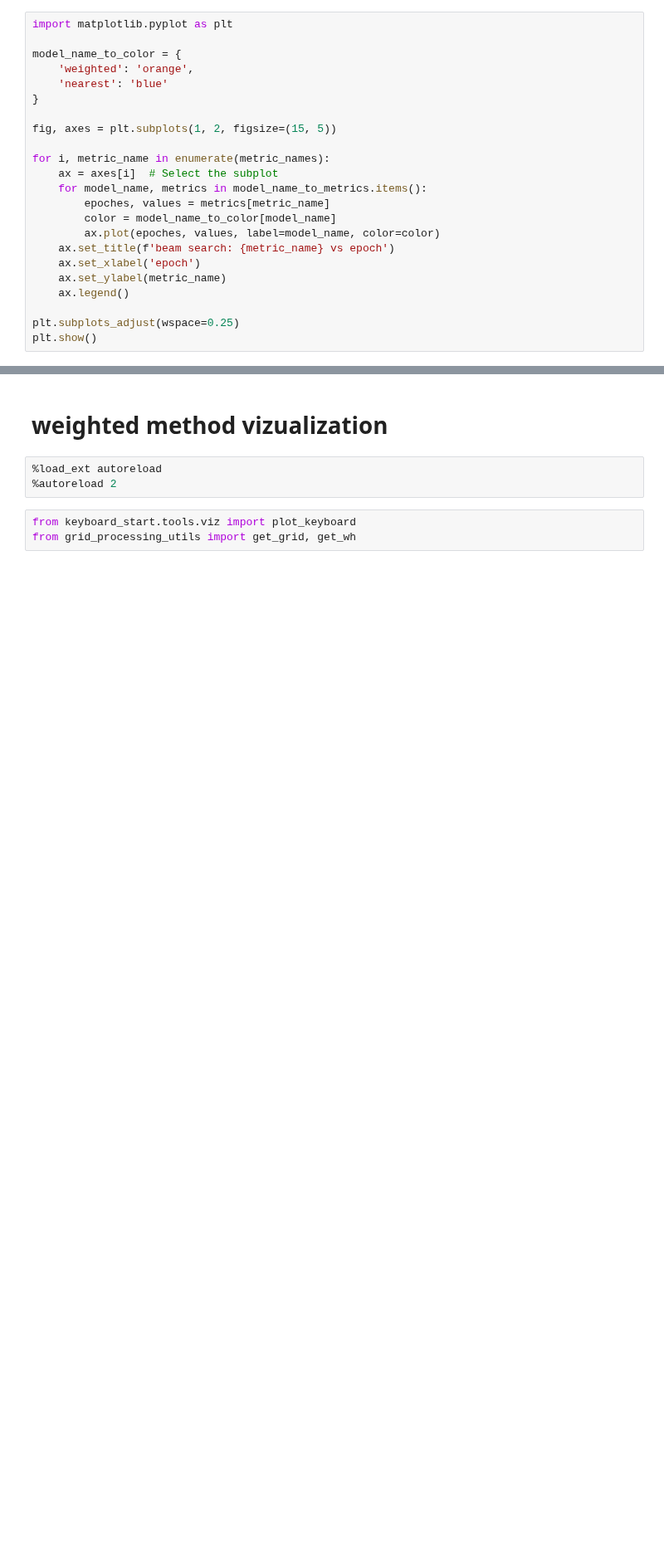
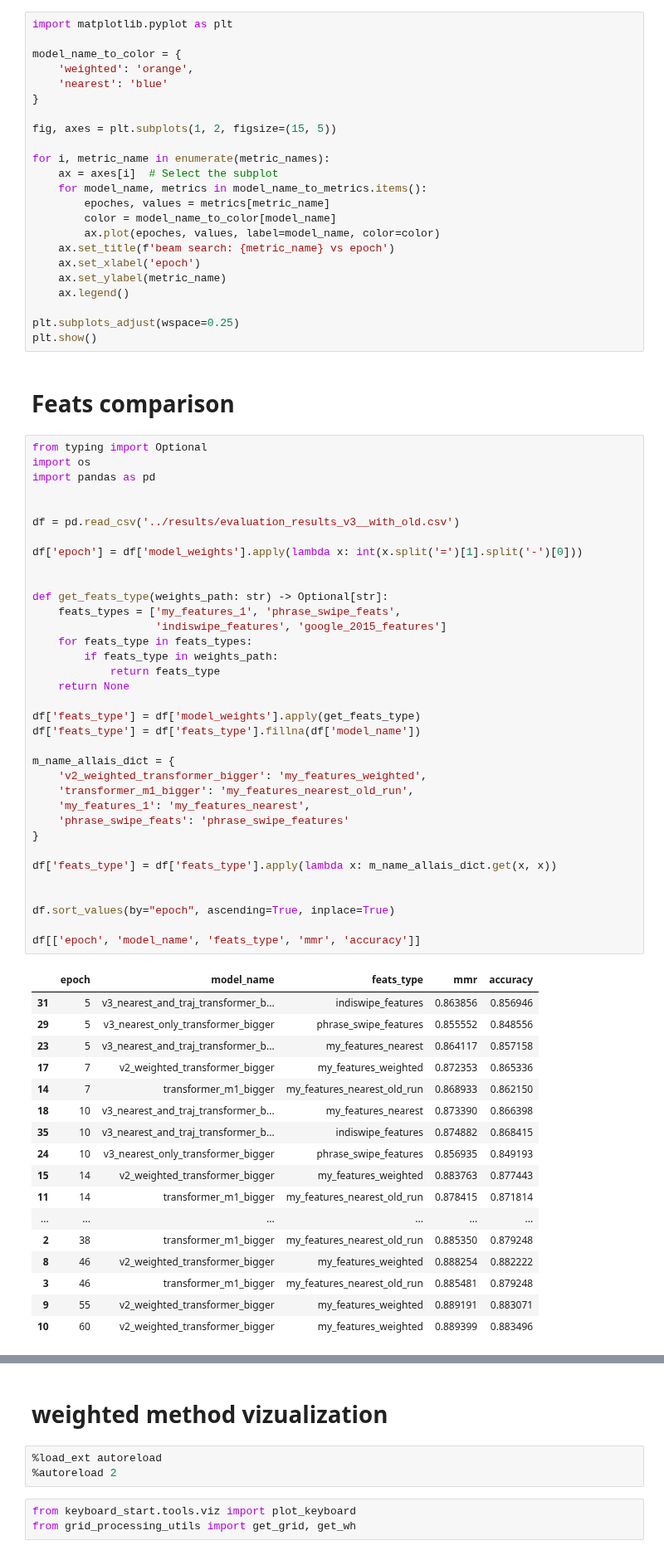
Before and after one commit to proshian/neuroswipe, a Jupyter notebook: src/playground.ipynb, the cells around one changed output, grey strips where cells are left out. Shown at 83% size. Cells and saved outputs as stored; diff of their text form; blank space fills up the shorter version.

```diff
--- a/src/playground.ipynb
+++ b/src/playground.ipynb
@@ -2083,3 +2083,58 @@ for i, metric_name in enumerate(metric_names):
 
 plt.subplots_adjust(wspace=0.25)
 plt.show()
+# %% [markdown]
+# Feats comparison
+# %%
+from typing import Optional
+import os
+import pandas as pd
+
+
+df = pd.read_csv('../results/evaluation_results_v3__with_old.csv')
+
+df['epoch'] = df['model_weights'].apply(lambda x: int(x.split('=')[1].split('-')[0]))
+
+
+def get_feats_type(weights_path: str) -> Optional[str]:
+    feats_types = ['my_features_1', 'phrase_swipe_feats',
+                   'indiswipe_features', 'google_2015_features']
+    for feats_type in feats_types:
+        if feats_type in weights_path:
+            return feats_type
+    return None
+
+df['feats_type'] = df['model_weights'].apply(get_feats_type)
+df['feats_type'] = df['feats_type'].fillna(df['model_name'])
+
+m_name_allais_dict = {
+    'v2_weighted_transformer_bigger': 'my_features_weighted',
+    'transformer_m1_bigger': 'my_features_nearest_old_run',
+    'my_features_1': 'my_features_nearest',
+    'phrase_swipe_feats': 'phrase_swipe_features'
+}
+
+df['feats_type'] = df['feats_type'].apply(lambda x: m_name_allais_dict.get(x, x))
+
+
+df.sort_values(by="epoch", ascending=True, inplace=True)
+
+df[['epoch', 'model_name', 'feats_type', 'mmr', 'accuracy']]
+# %% [output]
+|  | epoch | model_name | feats_type | mmr | accuracy |
+| 31 | 5 | v3_nearest_and_traj_transformer_b... | indiswipe_features | 0.863856 | 0.856946 |
+| 29 | 5 | v3_nearest_only_transformer_bigger | phrase_swipe_features | 0.855552 | 0.848556 |
+| 23 | 5 | v3_nearest_and_traj_transformer_b... | my_features_nearest | 0.864117 | 0.857158 |
+| 17 | 7 | v2_weighted_transformer_bigger | my_features_weighted | 0.872353 | 0.865336 |
+| 14 | 7 | transformer_m1_bigger | my_features_nearest_old_run | 0.868933 | 0.862150 |
+| 18 | 10 | v3_nearest_and_traj_transformer_b... | my_features_nearest | 0.873390 | 0.866398 |
+| 35 | 10 | v3_nearest_and_traj_transformer_b... | indiswipe_features | 0.874882 | 0.868415 |
+| 24 | 10 | v3_nearest_only_transformer_bigger | phrase_swipe_features | 0.856935 | 0.849193 |
+| 15 | 14 | v2_weighted_transformer_bigger | my_features_weighted | 0.883763 | 0.877443 |
+| 11 | 14 | transformer_m1_bigger | my_features_nearest_old_run | 0.878415 | 0.871814 |
+| ... | ... | ... | ... | ... | ... |
+| 2 | 38 | transformer_m1_bigger | my_features_nearest_old_run | 0.885350 | 0.879248 |
+| 8 | 46 | v2_weighted_transformer_bigger | my_features_weighted | 0.888254 | 0.882222 |
+| 3 | 46 | transformer_m1_bigger | my_features_nearest_old_run | 0.885481 | 0.879248 |
+| 9 | 55 | v2_weighted_transformer_bigger | my_features_weighted | 0.889191 | 0.883071 |
+| 10 | 60 | v2_weighted_transformer_bigger | my_features_weighted | 0.889399 | 0.883496 |
```
Also changed, not shown: parts of 6 cells of this notebook, 10 other files.
